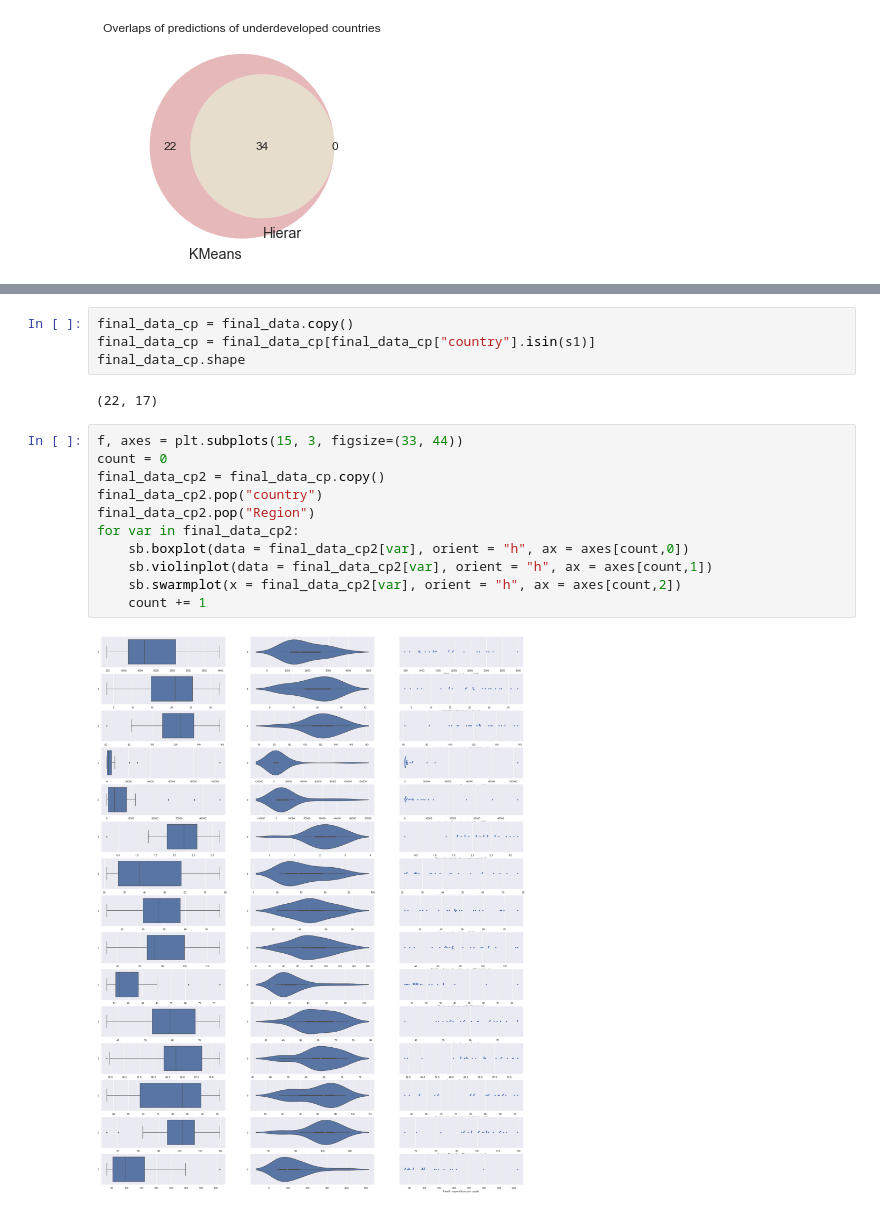
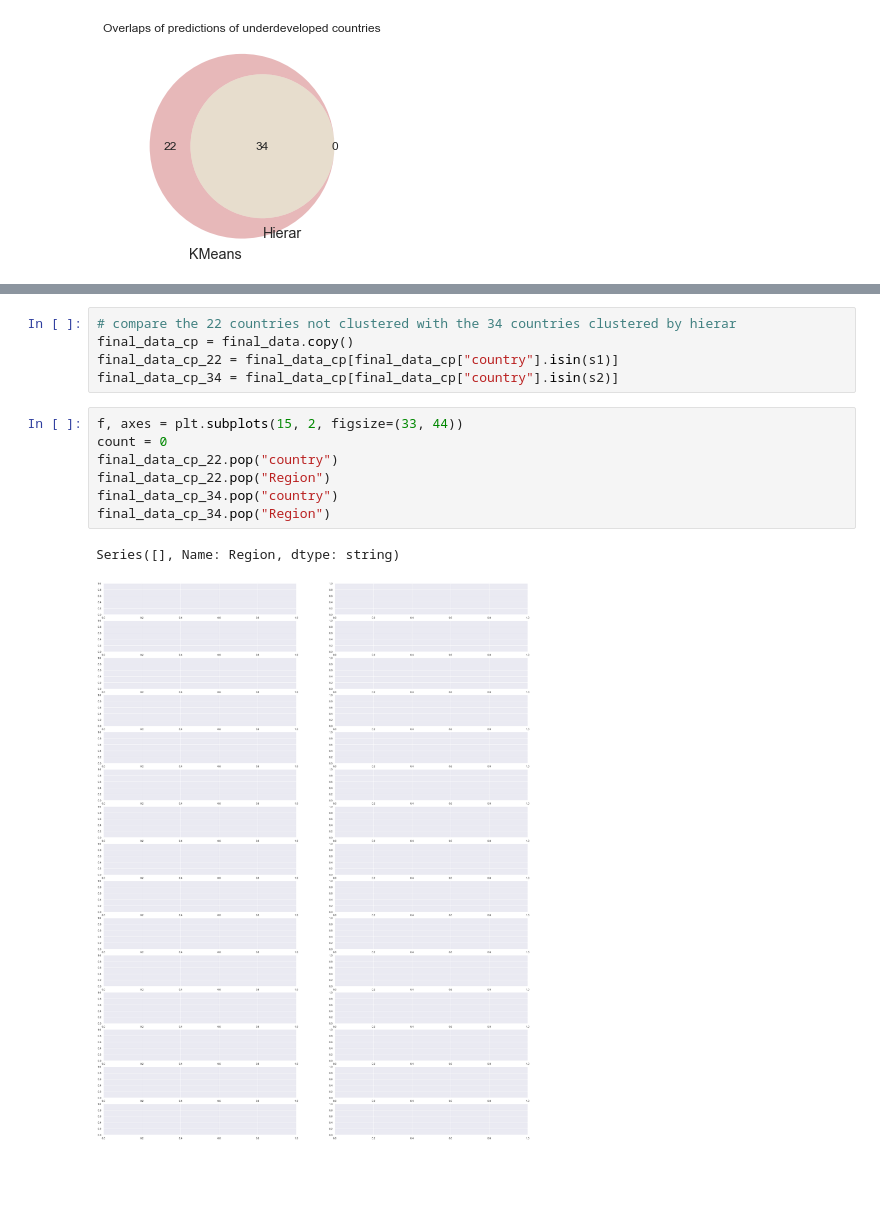
Before and after one commit to Snail664/country-clustering, a Jupyter notebook: model_comparison.ipynb, the cells around one changed output, grey strips where cells are left out. Cells and saved outputs as stored; diff of their text form; blank space fills up the shorter version.

```diff
--- a/model_comparison.ipynb
+++ b/model_comparison.ipynb
@@ -95,19 +86,15 @@ print(s1)
-# %%
-final_data_cp = final_data.copy()
-final_data_cp = final_data_cp[final_data_cp["country"].isin(s1)]
-final_data_cp.shape
-# %% [output]
-(22, 17)
-# %%
-f, axes = plt.subplots(15, 3, figsize=(33, 44))
-count = 0
-final_data_cp2 = final_data_cp.copy()
-final_data_cp2.pop("country")
-final_data_cp2.pop("Region")
-for var in final_data_cp2:
-    sb.boxplot(data = final_data_cp2[var], orient = "h", ax = axes[count,0])
-    sb.violinplot(data = final_data_cp2[var], orient = "h", ax = axes[count,1])
-    sb.swarmplot(x = final_data_cp2[var], orient = "h", ax = axes[count,2])
-    count += 1
-# %% [output]
-[figure, removed]
+# %%
+# compare the 22 countries not clustered with the 34 countries clustered by hierar
+final_data_cp = final_data.copy()
+final_data_cp_22 = final_data_cp[final_data_cp["country"].isin(s1)]
+final_data_cp_34 = final_data_cp[final_data_cp["country"].isin(s2)]
+# %%
+f, axes = plt.subplots(15, 2, figsize=(33, 44))
+count = 0
+final_data_cp_22.pop("country")
+final_data_cp_22.pop("Region")
+final_data_cp_34.pop("country")
+final_data_cp_34.pop("Region")
+# %% [output]
+Series([], Name: Region, dtype: string)
+[figure, added]
```
Also changed, not shown: parts of 1 cell of this notebook.
